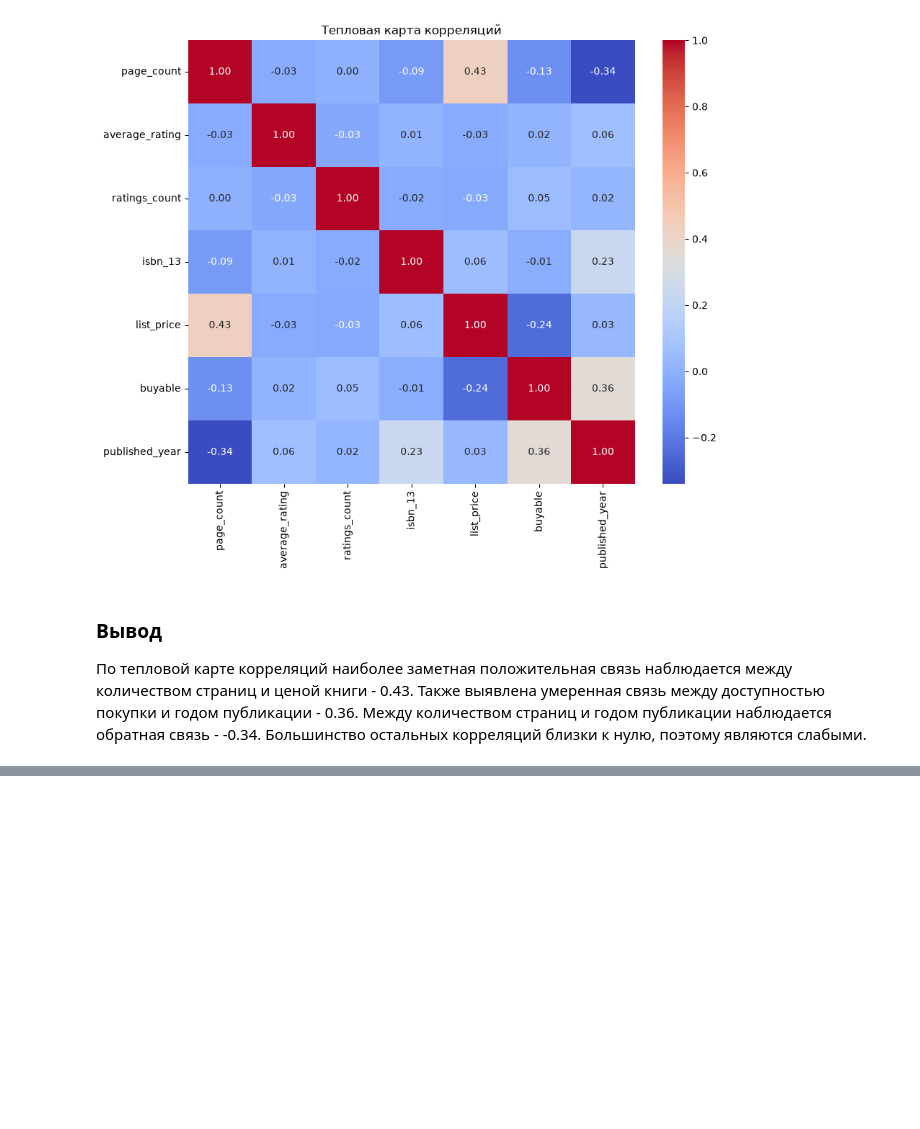
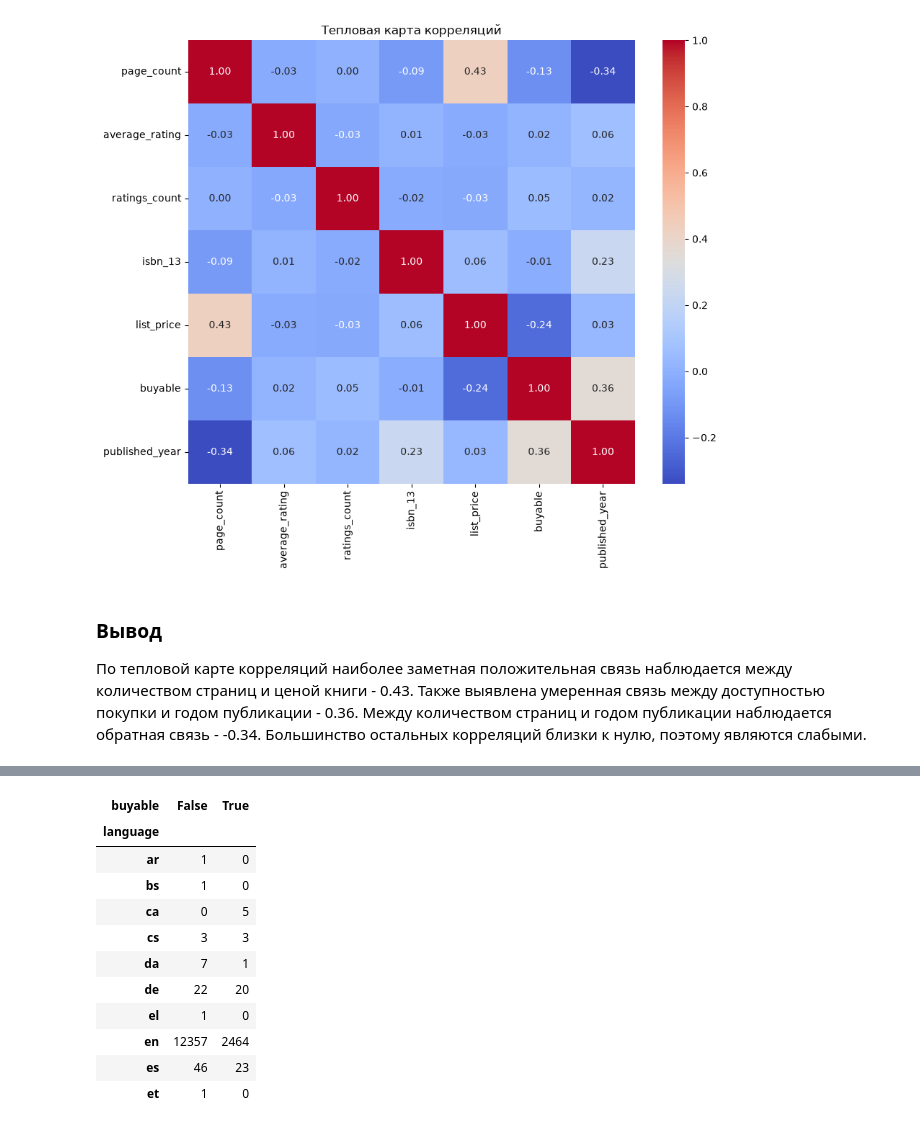
Before and after one commit to saiddeliev/Analysis_google_books, a Jupyter notebook: notebook/analysis.ipynb, the cells around one changed output, grey strips where cells are left out. Drawn from its saved outputs; the diff is of its cells as text; code cells hidden in the pictures; blank space fills up the shorter version.

```diff
--- a/notebook/analysis.ipynb
+++ b/notebook/analysis.ipynb
@@ -355,0 +447,24 @@ plt.show()
+# %%
+buyable_by_language = pd.pivot_table(
+    df,
+    index="language",
+    columns="buyable",
+    values="book_id",
+    aggfunc="count",
+    fill_value=0
+)
+
+buyable_by_language.head(10)
+# %% [output]
+| buyable | False | True |
+| language |  |  |
+| ar | 1 | 0 |
+| bs | 1 | 0 |
+| ca | 0 | 5 |
+| cs | 3 | 3 |
+| da | 7 | 1 |
+| de | 22 | 20 |
+| el | 1 | 0 |
+| en | 12357 | 2464 |
+| es | 46 | 23 |
+| et | 1 | 0 |
```
Also changed, not shown: parts of 6 cells of this notebook.
